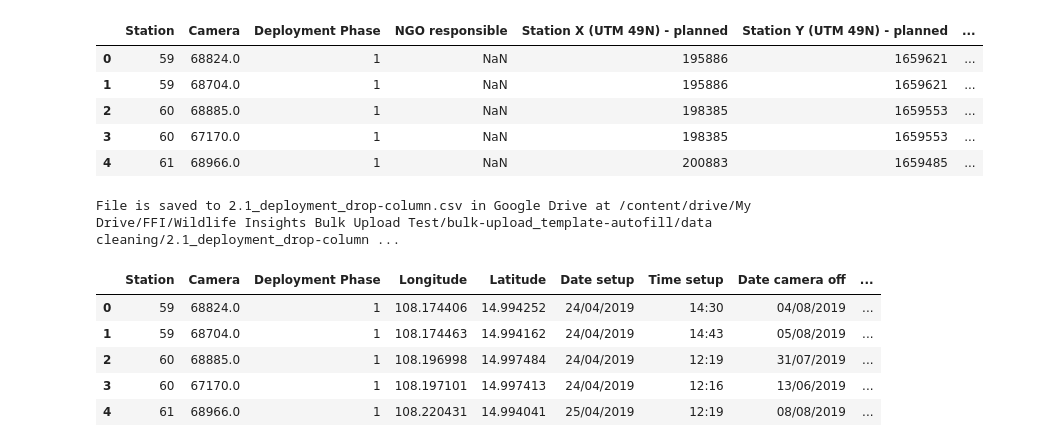
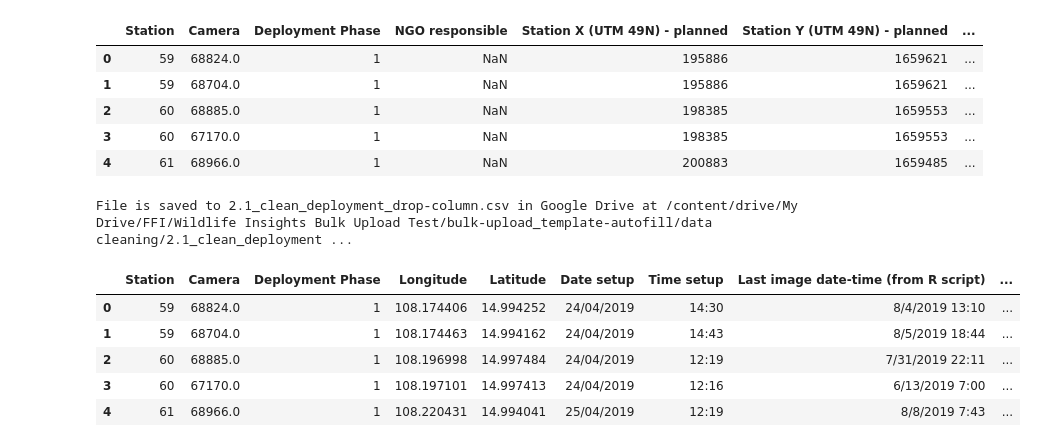
Before and after one commit to FFI-Vietnam/camtrap-tools, a Jupyter notebook: Wildlife Insights/bulk-upload/02_clean-deployment-dataset.ipynb, the cells around one changed output. Cells and saved outputs as stored; diff of their text form; code cells hidden in the pictures.

```diff
--- a/Wildlife Insights/bulk-upload/02_clean-deployment-dataset.ipynb
+++ b/Wildlife Insights/bulk-upload/02_clean-deployment-dataset.ipynb
@@ -78,30 +78,31 @@ df.head()
 # %%
 # 2.1) keep important columns
 
 df = read_csv_Google_drive(root, dataset_folder, deployment_dataset_file_name)
 
 df = df[['Station',
          'Camera',
          'Deployment Phase',
          'Longitude',
          'Latitude',
          'Date setup',
          'Time setup',
-         'Date camera off',
-         'Time camera off',
+         'Last image date-time (from R script)', # note the format is MM/DD/YYYY hh:mm
+         'Date retrieved', # to replace null date-time camera off
+         'Time retrieved',
          'Camera still functioning at retrieval (Y/N)?'
         ]]
 
 # save to Google Drive
 save_csv_Google_drive(df, root, contain_folder, deployment_drop_column_file_name)
 
 df.head()
 # %% [output]
-File is saved to 2.1_deployment_drop-column.csv in Google Drive at /content/drive/My Drive/FFI/Wildlife Insights Bulk Upload Test/bulk-upload_template-autofill/data cleaning/2.1_deployment_drop-column ...
+File is saved to 2.1_clean_deployment_drop-column.csv in Google Drive at /content/drive/My Drive/FFI/Wildlife Insights Bulk Upload Test/bulk-upload_template-autofill/data cleaning/2.1_clean_deployment ...
-|  | Station | Camera | Deployment Phase | Longitude | Latitude | Date setup | Time setup | Date camera off | ... |
-| 0 | 59 | 68824.0 | 1 | 108.174406 | 14.994252 | 24/04/2019 | 14:30 | 04/08/2019 | ... |
-| 1 | 59 | 68704.0 | 1 | 108.174463 | 14.994162 | 24/04/2019 | 14:43 | 05/08/2019 | ... |
-| 2 | 60 | 68885.0 | 1 | 108.196998 | 14.997484 | 24/04/2019 | 12:19 | 31/07/2019 | ... |
-| 3 | 60 | 67170.0 | 1 | 108.197101 | 14.997413 | 24/04/2019 | 12:16 | 13/06/2019 | ... |
-| 4 | 61 | 68966.0 | 1 | 108.220431 | 14.994041 | 25/04/2019 | 12:19 | 08/08/2019 | ... |
+|  | Station | Camera | Deployment Phase | Longitude | Latitude | Date setup | Time setup | Last image date-time (from R script) | ... |
+| 0 | 59 | 68824.0 | 1 | 108.174406 | 14.994252 | 24/04/2019 | 14:30 | 8/4/2019 13:10 | ... |
+| 1 | 59 | 68704.0 | 1 | 108.174463 | 14.994162 | 24/04/2019 | 14:43 | 8/5/2019 18:44 | ... |
+| 2 | 60 | 68885.0 | 1 | 108.196998 | 14.997484 | 24/04/2019 | 12:19 | 7/31/2019 22:11 | ... |
+| 3 | 60 | 67170.0 | 1 | 108.197101 | 14.997413 | 24/04/2019 | 12:16 | 6/13/2019 7:00 | ... |
+| 4 | 61 | 68966.0 | 1 | 108.220431 | 14.994041 | 25/04/2019 | 12:19 | 8/8/2019 7:43 | ... |
 # %%
```
Also changed, not shown: parts of 4 cells of this notebook.
